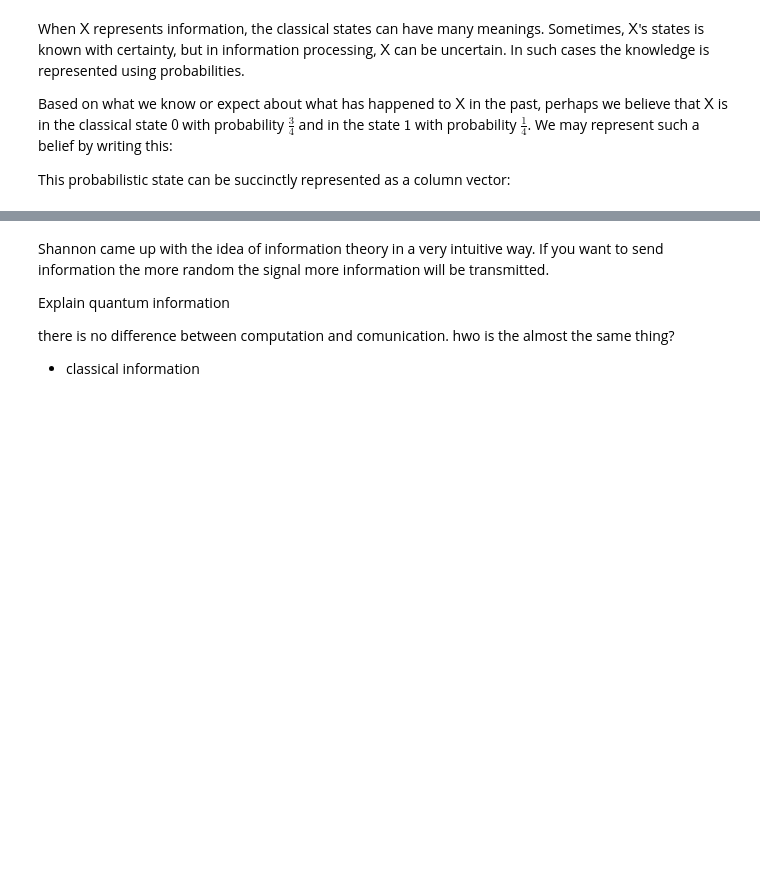
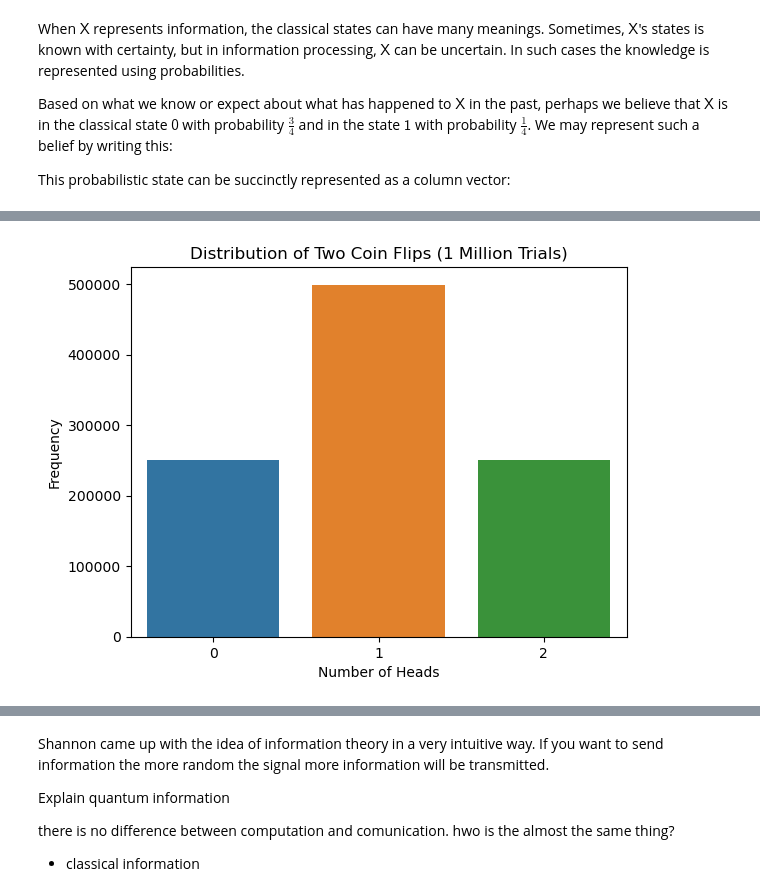
Before and after one commit to rodAlm08/emerging_tech_repo, a Jupyter notebook: project.ipynb, the cells around one changed output, grey strips where cells are left out. Saved outputs shown, nothing was run; the diff lists cells and outputs as text; code cells hidden in the pictures; blank space fills up the shorter version.

```diff
--- a/project.ipynb
+++ b/project.ipynb
@@ -24,0 +79,10 @@ $\text{Pr}(X=1) = \frac{1}{4}$
+# %%
+# Visualizing Multiple Coin Flips (1 Million Trials Each)
+# In this case, n=2, representing 2 coin flips, and p=0.5, representing a fair coin.
+sns.countplot(x=np.random.binomial(2, 0.5, 1000000));
+plt.xlabel("Number of Heads")
+plt.ylabel("Frequency")
+plt.title("Distribution of Two Coin Flips (1 Million Trials)")
+plt.show()
+# %% [output]
+[figure, added]
```
Also changed, not shown: parts of 31 cells of this notebook, 1 other file.
